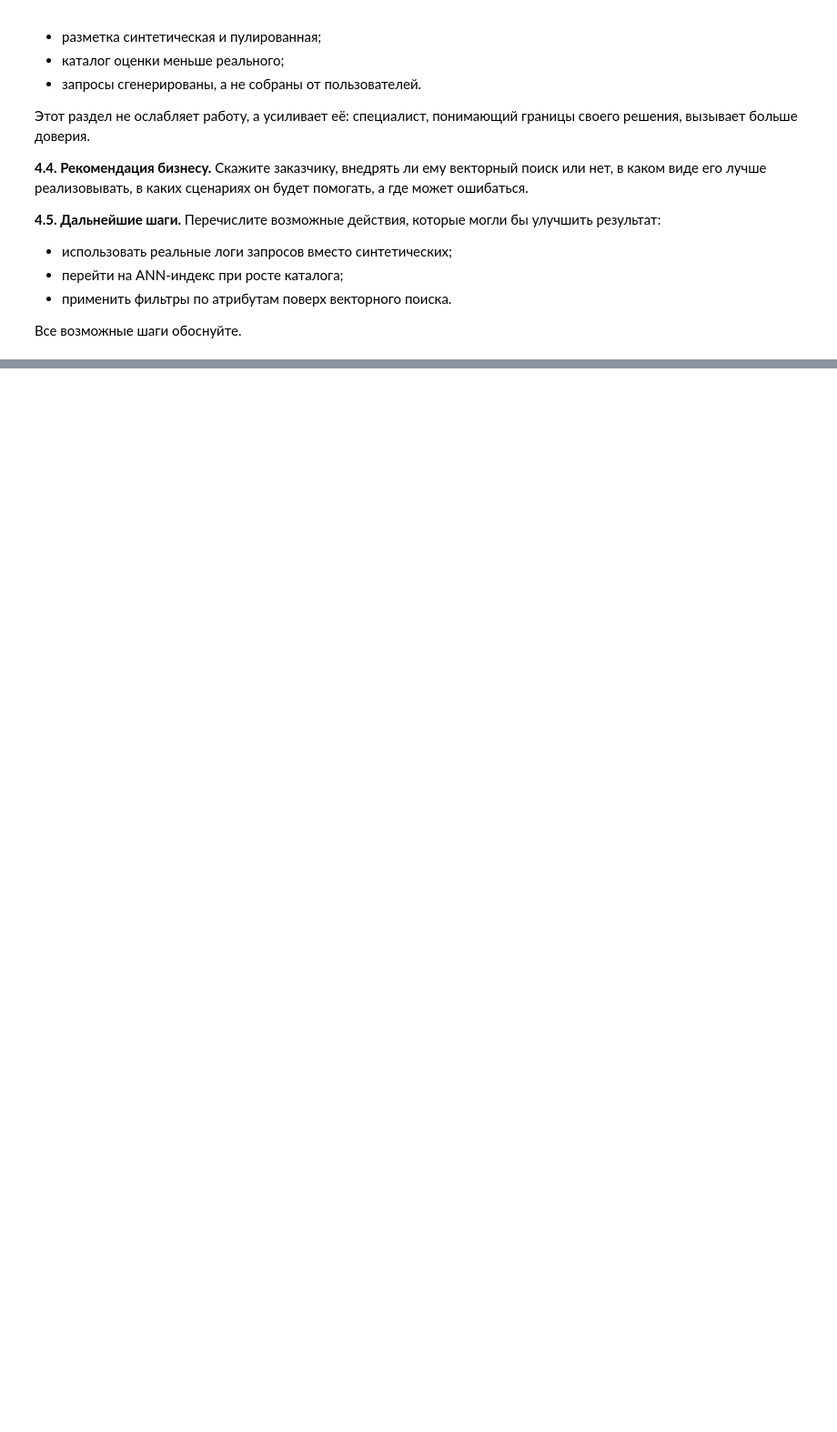
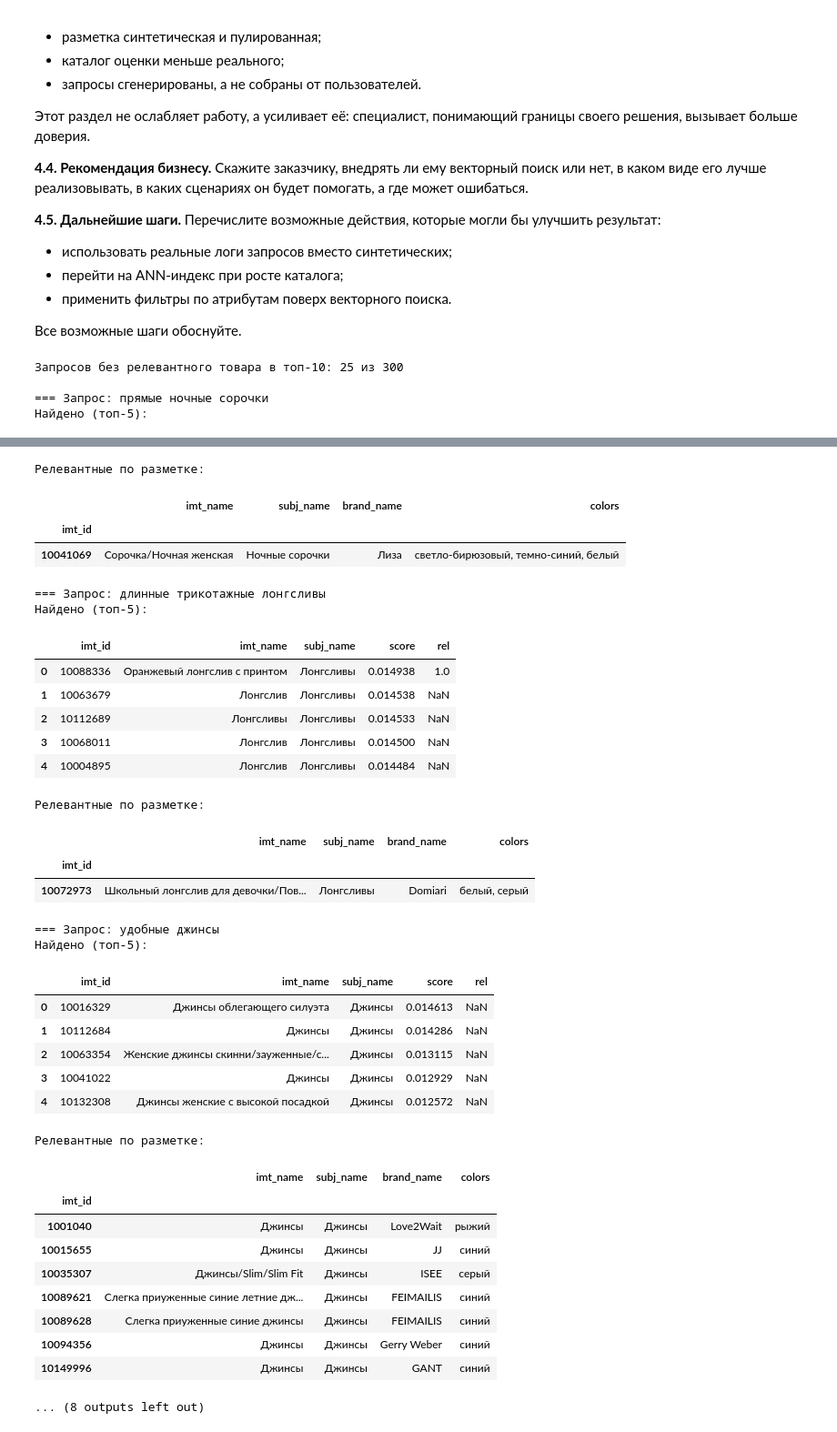
Before and after one commit to India-Lima/semantic-search, a Jupyter notebook: semantic_search_project.ipynb, the cells around one changed output, grey strips where cells are left out. Shown at 91% size. Saved outputs shown, nothing was run; the diff lists cells and outputs as text; code cells hidden in the pictures; blank space fills up the shorter version.

```diff
--- a/semantic_search_project.ipynb
+++ b/semantic_search_project.ipynb
@@ -1802,3 +1799,26 @@ summary_all[KEY_METRICS]
 - применить фильтры по атрибутам поверх векторного поиска.
 
 Все возможные шаги обоснуйте.
+# %%
+final_test = experiments["hybrid_rrf_w08_labeled_test"][1]
+misses = final_test[final_test["hitrate_at_10"] == 0]
+meta = catalog_eval.set_index("imt_id")
+print(f"Запросов без релевантного товара в топ-10: {len(misses)} из {len(final_test)}")
+
+for row in misses.sample(min(5, len(misses)), random_state=SEED).itertuples():
+    rel_map = golden_test[row.query_id][1]
+    relevant = [i for i, r in rel_map.items() if r >= RELEVANCE_THRESHOLD]
+    print(f"\n=== Запрос: {row.query_text}")
+    print("Найдено (топ-5):")
+    display(
+        search_hybrid_labeled(row.query_text, 5).assign(
+            rel=lambda d: d["imt_id"].map(rel_map)
+        )
+    )
+    print("Релевантные по разметке:")
+    display(meta.loc[relevant, ["imt_name", "subj_name", "brand_name", "colors"]])
+# %% [output]
+Запросов без релевантного товара в топ-10: 25 из 300
+
+=== Запрос: прямые ночные сорочки
+Найдено (топ-5):
@@ -1804,0 +1831,35 @@ summary_all[KEY_METRICS]
+Релевантные по разметке:
+|  | imt_name | subj_name | brand_name | colors |
+| imt_id |  |  |  |  |
+| 10041069 | Сорочка/Ночная женская | Ночные сорочки | Лиза | светло-бирюзовый, темно-синий, белый |
+=== Запрос: длинные трикотажные лонгсливы
+Найдено (топ-5):
+|  | imt_id | imt_name | subj_name | score | rel |
+| 0 | 10088336 | Оранжевый лонгслив с принтом | Лонгсливы | 0.014938 | 1.0 |
+| 1 | 10063679 | Лонгслив | Лонгсливы | 0.014538 | NaN |
+| 2 | 10112689 | Лонгсливы | Лонгсливы | 0.014533 | NaN |
+| 3 | 10068011 | Лонгслив | Лонгсливы | 0.014500 | NaN |
+| 4 | 10004895 | Лонгслив | Лонгсливы | 0.014484 | NaN |
+Релевантные по разметке:
+|  | imt_name | subj_name | brand_name | colors |
+| imt_id |  |  |  |  |
+| 10072973 | Школьный лонгслив для девочки/Пов... | Лонгсливы | Domiari | белый, серый |
+=== Запрос: удобные джинсы
+Найдено (топ-5):
+|  | imt_id | imt_name | subj_name | score | rel |
+| 0 | 10016329 | Джинсы облегающего силуэта | Джинсы | 0.014613 | NaN |
+| 1 | 10112684 | Джинсы | Джинсы | 0.014286 | NaN |
+| 2 | 10063354 | Женские джинсы скинни/зауженные/с... | Джинсы | 0.013115 | NaN |
+| 3 | 10041022 | Джинсы | Джинсы | 0.012929 | NaN |
+| 4 | 10132308 | Джинсы женские с высокой посадкой | Джинсы | 0.012572 | NaN |
+Релевантные по разметке:
+|  | imt_name | subj_name | brand_name | colors |
+| imt_id |  |  |  |  |
+| 1001040 | Джинсы | Джинсы | Love2Wait | рыжий |
+| 10015655 | Джинсы | Джинсы | JJ | синий |
+| 10035307 | Джинсы/Slim/Slim Fit | Джинсы | ISEE | серый |
+| 10089621 | Слегка приуженные синие летние дж... | Джинсы | FEIMAILIS | синий |
+| 10089628 | Слегка приуженные синие джинсы | Джинсы | FEIMAILIS | синий |
+| 10094356 | Джинсы | Джинсы | Gerry Weber | синий |
+| 10149996 | Джинсы | Джинсы | GANT | синий |
+... (8 outputs left out)
```
Also changed, not shown: parts of 5 cells of this notebook.
